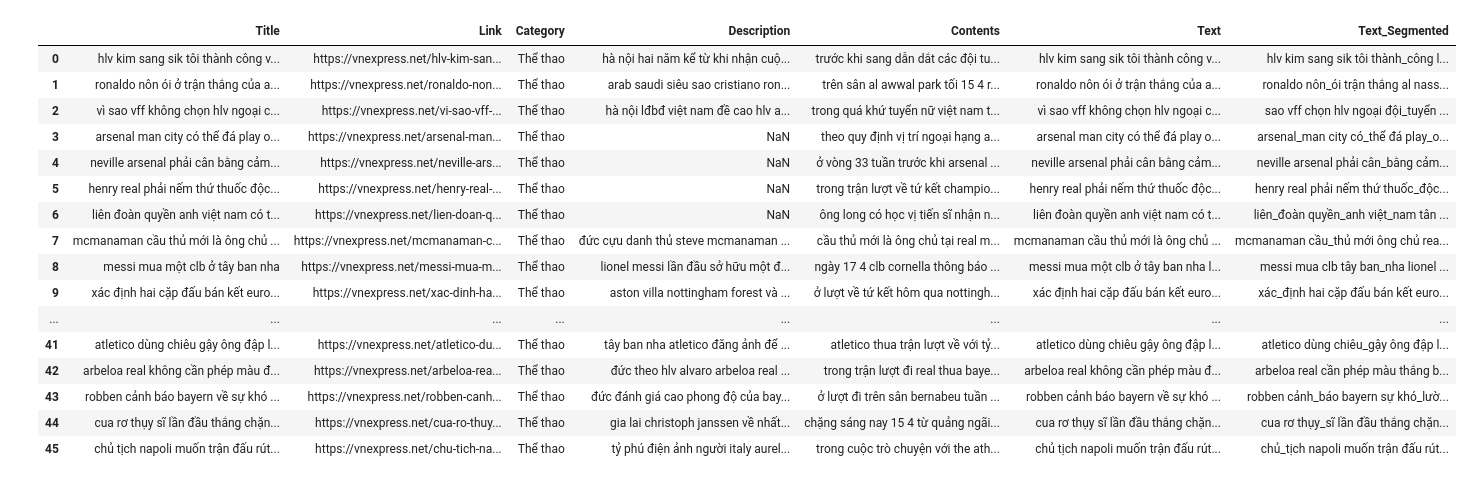
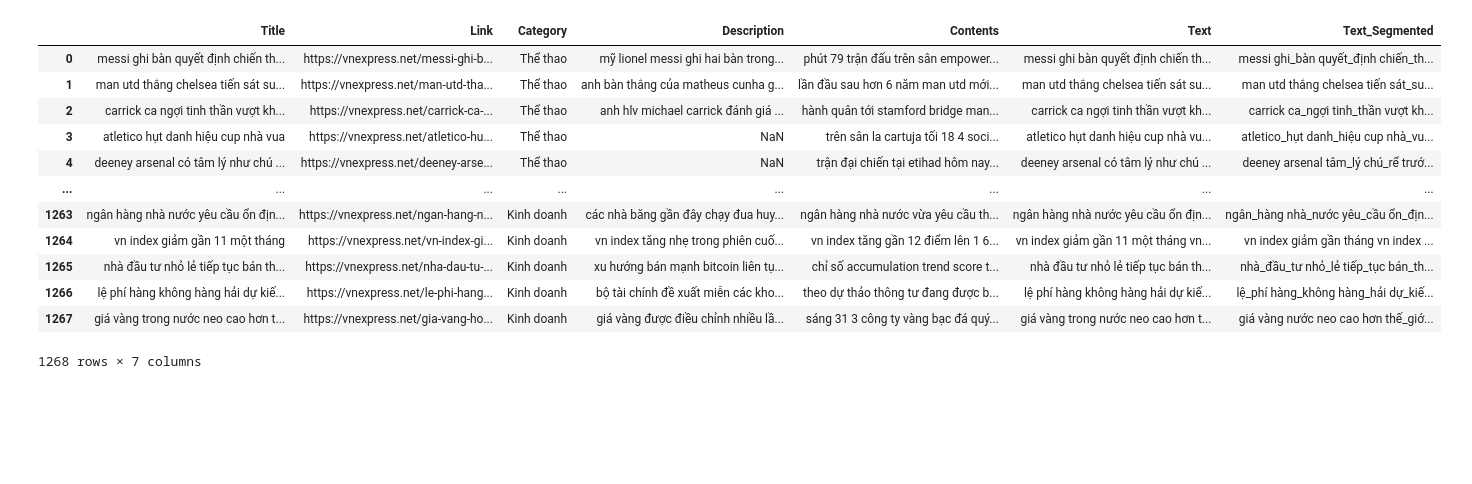
Before and after one commit to doanquangminh14/Vietnamese-news-analysis, a Jupyter notebook: clean_data.ipynb, the cells around one changed output. Saved outputs shown, nothing was run; the diff lists cells and outputs as text; code cells hidden in the pictures; blank space fills up the shorter version.

```diff
--- a/clean_data.ipynb
+++ b/clean_data.ipynb
@@ -1,22 +1,18 @@
 # %%
 import pandas as pd
-df = pd.read_csv('vnexpress_data_clean.csv')
+df = pd.read_csv('data_output/vnexpress_data_clean.csv')
 df
 # %% [output]
 |  | Title | Link | Category | Description | Contents | Text | Text_Segmented |
-| 0 | hlv kim sang sik tôi thành công v... | https://vnexpress.net/hlv-kim-san... | Thể thao | hà nội hai năm kể từ khi nhận cuộ... | trước khi sang dẫn dắt các đội tu... | hlv kim sang sik tôi thành công v... | hlv kim sang sik tôi thành_công l... |
-| 1 | ronaldo nôn ói ở trận thắng của a... | https://vnexpress.net/ronaldo-non... | Thể thao | arab saudi siêu sao cristiano ron... | trên sân al awwal park tối 15 4 r... | ronaldo nôn ói ở trận thắng của a... | ronaldo nôn_ói trận thắng al nass... |
-| 2 | vì sao vff không chọn hlv ngoại c... | https://vnexpress.net/vi-sao-vff-... | Thể thao | hà nội lđbđ việt nam đề cao hlv a... | trong quá khứ tuyển nữ việt nam t... | vì sao vff không chọn hlv ngoại c... | sao vff chọn hlv ngoại đội_tuyển ... |
-| 3 | arsenal man city có thể đá play o... | https://vnexpress.net/arsenal-man... | Thể thao | NaN | theo quy định vị trí ngoại hạng a... | arsenal man city có thể đá play o... | arsenal_man city có_thể đá play_o... |
-| 4 | neville arsenal phải cân bằng cảm... | https://vnexpress.net/neville-ars... | Thể thao | NaN | ở vòng 33 tuần trước khi arsenal ... | neville arsenal phải cân bằng cảm... | neville arsenal phải cân_bằng cảm... |
-| 5 | henry real phải nếm thứ thuốc độc... | https://vnexpress.net/henry-real-... | Thể thao | NaN | trong trận lượt về tứ kết champio... | henry real phải nếm thứ thuốc độc... | henry real phải nếm thứ thuốc_độc... |
-| 6 | liên đoàn quyền anh việt nam có t... | https://vnexpress.net/lien-doan-q... | Thể thao | NaN | ông long có học vị tiến sĩ nhận n... | liên đoàn quyền anh việt nam có t... | liên_đoàn quyền_anh việt_nam tân ... |
-| 7 | mcmanaman cầu thủ mới là ông chủ ... | https://vnexpress.net/mcmanaman-c... | Thể thao | đức cựu danh thủ steve mcmanaman ... | cầu thủ mới là ông chủ tại real m... | mcmanaman cầu thủ mới là ông chủ ... | mcmanaman cầu_thủ mới ông chủ rea... |
-| 8 | messi mua một clb ở tây ban nha | https://vnexpress.net/messi-mua-m... | Thể thao | lionel messi lần đầu sở hữu một đ... | ngày 17 4 clb cornella thông báo ... | messi mua một clb ở tây ban nha l... | messi mua clb tây ban_nha lionel ... |
-| 9 | xác định hai cặp đấu bán kết euro... | https://vnexpress.net/xac-dinh-ha... | Thể thao | aston villa nottingham forest và ... | ở lượt về tứ kết hôm qua nottingh... | xác định hai cặp đấu bán kết euro... | xác_định hai cặp đấu bán kết euro... |
+| 0 | messi ghi bàn quyết định chiến th... | https://vnexpress.net/messi-ghi-b... | Thể thao | mỹ lionel messi ghi hai bàn trong... | phút 79 trận đấu trên sân empower... | messi ghi bàn quyết định chiến th... | messi ghi_bàn quyết_định chiến_th... |
+| 1 | man utd thắng chelsea tiến sát su... | https://vnexpress.net/man-utd-tha... | Thể thao | anh bàn thắng của matheus cunha g... | lần đầu sau hơn 6 năm man utd mới... | man utd thắng chelsea tiến sát su... | man utd thắng chelsea tiến sát_su... |
+| 2 | carrick ca ngợi tinh thần vượt kh... | https://vnexpress.net/carrick-ca-... | Thể thao | anh hlv michael carrick đánh giá ... | hành quân tới stamford bridge man... | carrick ca ngợi tinh thần vượt kh... | carrick ca_ngợi tinh_thần vượt kh... |
+| 3 | atletico hụt danh hiệu cup nhà vua | https://vnexpress.net/atletico-hu... | Thể thao | NaN | trên sân la cartuja tối 18 4 soci... | atletico hụt danh hiệu cup nhà vu... | atletico_hụt danh_hiệu cup nhà_vu... |
+| 4 | deeney arsenal có tâm lý như chú ... | https://vnexpress.net/deeney-arse... | Thể thao | NaN | trận đại chiến tại etihad hôm nay... | deeney arsenal có tâm lý như chú ... | deeney arsenal tâm_lý chú_rể trướ... |
 | ... | ... | ... | ... | ... | ... | ... | ... |
-| 41 | atletico dùng chiêu gậy ông đập l... | https://vnexpress.net/atletico-du... | Thể thao | tây ban nha atletico đăng ảnh để ... | atletico thua trận lượt về với tỷ... | atletico dùng chiêu gậy ông đập l... | atletico dùng chiêu_gậy ông đập l... |
-| 42 | arbeloa real không cần phép màu đ... | https://vnexpress.net/arbeloa-rea... | Thể thao | đức theo hlv alvaro arbeloa real ... | trong trận lượt đi real thua baye... | arbeloa real không cần phép màu đ... | arbeloa real cần phép màu thắng b... |
-| 43 | robben cảnh báo bayern về sự khó ... | https://vnexpress.net/robben-canh... | Thể thao | đức đánh giá cao phong độ của bay... | ở lượt đi trên sân bernabeu tuần ... | robben cảnh báo bayern về sự khó ... | robben cảnh_báo bayern sự khó_lườ... |
-| 44 | cua rơ thụy sĩ lần đầu thắng chặn... | https://vnexpress.net/cua-ro-thuy... | Thể thao | gia lai christoph janssen về nhất... | chặng sáng nay 15 4 từ quảng ngãi... | cua rơ thụy sĩ lần đầu thắng chặn... | cua rơ thụy_sĩ lần đầu thắng chặn... |
-| 45 | chủ tịch napoli muốn trận đấu rút... | https://vnexpress.net/chu-tich-na... | Thể thao | tỷ phú điện ảnh người italy aurel... | trong cuộc trò chuyện với the ath... | chủ tịch napoli muốn trận đấu rút... | chủ_tịch napoli muốn trận đấu rút... |
+| 1263 | ngân hàng nhà nước yêu cầu ổn địn... | https://vnexpress.net/ngan-hang-n... | Kinh doanh | các nhà băng gần đây chạy đua huy... | ngân hàng nhà nước vừa yêu cầu th... | ngân hàng nhà nước yêu cầu ổn địn... | ngân_hàng nhà_nước yêu_cầu ổn_địn... |
+| 1264 | vn index giảm gần 11 một tháng | https://vnexpress.net/vn-index-gi... | Kinh doanh | vn index tăng nhẹ trong phiên cuố... | vn index tăng gần 12 điểm lên 1 6... | vn index giảm gần 11 một tháng vn... | vn index giảm gần tháng vn index ... |
+| 1265 | nhà đầu tư nhỏ lẻ tiếp tục bán th... | https://vnexpress.net/nha-dau-tu-... | Kinh doanh | xu hướng bán mạnh bitcoin liên tụ... | chỉ số accumulation trend score t... | nhà đầu tư nhỏ lẻ tiếp tục bán th... | nhà_đầu_tư nhỏ_lẻ tiếp_tục bán_th... |
+| 1266 | lệ phí hàng không hàng hải dự kiế... | https://vnexpress.net/le-phi-hang... | Kinh doanh | bộ tài chính đề xuất miễn các kho... | theo dự thảo thông tư đang được b... | lệ phí hàng không hàng hải dự kiế... | lệ_phí hàng_không hàng_hải dự_kiế... |
+| 1267 | giá vàng trong nước neo cao hơn t... | https://vnexpress.net/gia-vang-ho... | Kinh doanh | giá vàng được điều chỉnh nhiều lầ... | sáng 31 3 công ty vàng bạc đá quý... | giá vàng trong nước neo cao hơn t... | giá vàng nước neo cao hơn thế_giớ... |
+1268 rows × 7 columns
```
Also changed, not shown: parts of 16 cells of this notebook, 9 other files.
